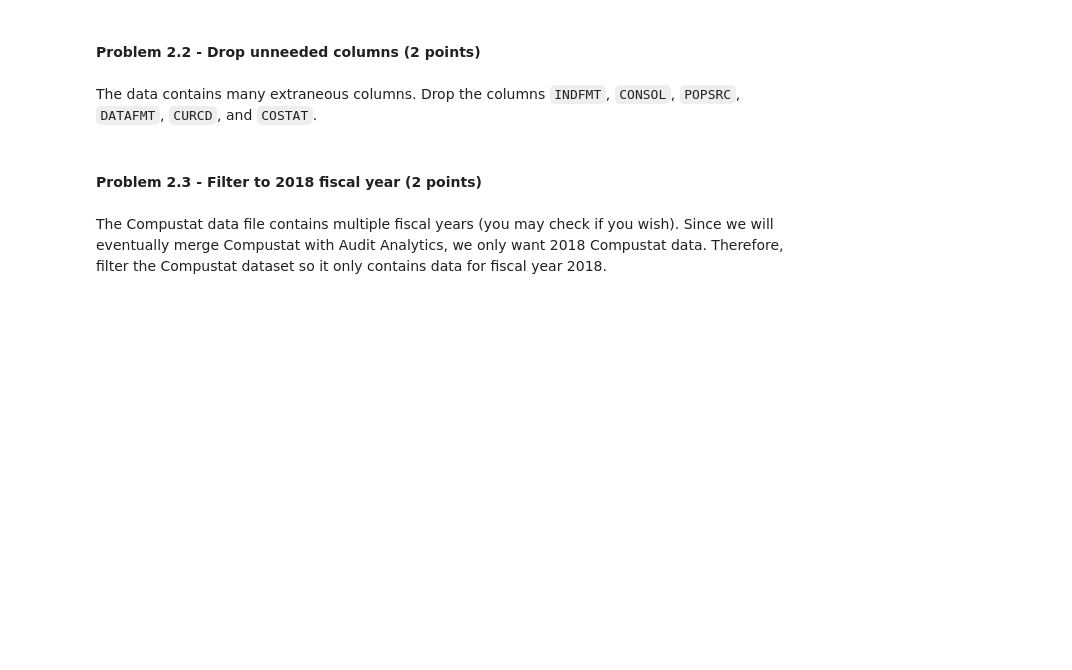
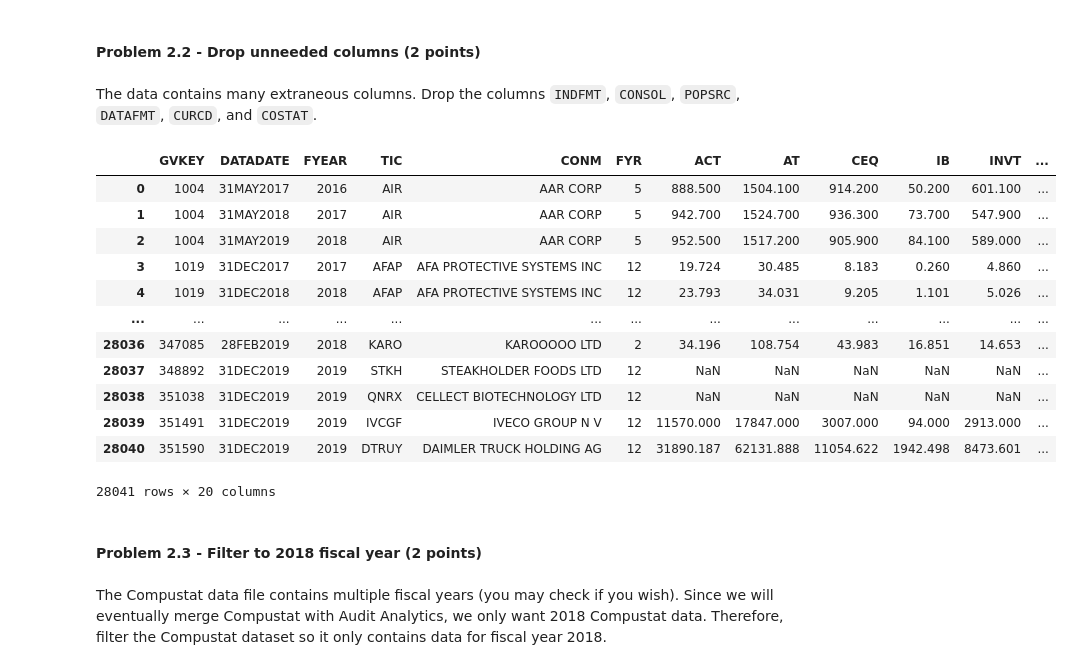
Before and after one commit to Constantine3/FinancialReportAnalysis, a Jupyter notebook: ACCY 570 Final Project (Fall 2022).ipynb, the cells around one changed output. Drawn from its saved outputs; the diff is of its cells as text; code cells hidden in the pictures; blank space fills up the shorter version.

```diff
--- a/ACCY 570 Final Project (Fall 2022).ipynb
+++ b/ACCY 570 Final Project (Fall 2022).ipynb
@@ -239,6 +397,22 @@ The Compustat database contains hundreds of columns and we downloaded only a sub
 The data contains many extraneous columns. Drop the columns `INDFMT`, `CONSOL`, `POPSRC`, `DATAFMT`, `CURCD`, and `COSTAT`.
 # %%
 # Enter your code in this cell
+compustat.drop(labels=["INDFMT", "CONSOL", "POPSRC", "DATAFMT", "CURCD", "COSTAT"], axis=1, inplace=True)
+compustat
+# %% [output]
+|  | GVKEY | DATADATE | FYEAR | TIC | CONM | FYR | ACT | AT | CEQ | IB | INVT | ... |
+| 0 | 1004 | 31MAY2017 | 2016 | AIR | AAR CORP | 5 | 888.500 | 1504.100 | 914.200 | 50.200 | 601.100 | ... |
+| 1 | 1004 | 31MAY2018 | 2017 | AIR | AAR CORP | 5 | 942.700 | 1524.700 | 936.300 | 73.700 | 547.900 | ... |
+| 2 | 1004 | 31MAY2019 | 2018 | AIR | AAR CORP | 5 | 952.500 | 1517.200 | 905.900 | 84.100 | 589.000 | ... |
+| 3 | 1019 | 31DEC2017 | 2017 | AFAP | AFA PROTECTIVE SYSTEMS INC | 12 | 19.724 | 30.485 | 8.183 | 0.260 | 4.860 | ... |
+| 4 | 1019 | 31DEC2018 | 2018 | AFAP | AFA PROTECTIVE SYSTEMS INC | 12 | 23.793 | 34.031 | 9.205 | 1.101 | 5.026 | ... |
+| ... | ... | ... | ... | ... | ... | ... | ... | ... | ... | ... | ... | ... |
+| 28036 | 347085 | 28FEB2019 | 2018 | KARO | KAROOOOO LTD | 2 | 34.196 | 108.754 | 43.983 | 16.851 | 14.653 | ... |
+| 28037 | 348892 | 31DEC2019 | 2019 | STKH | STEAKHOLDER FOODS LTD | 12 | NaN | NaN | NaN | NaN | NaN | ... |
+| 28038 | 351038 | 31DEC2019 | 2019 | QNRX | CELLECT BIOTECHNOLOGY LTD | 12 | NaN | NaN | NaN | NaN | NaN | ... |
+| 28039 | 351491 | 31DEC2019 | 2019 | IVCGF | IVECO GROUP N V | 12 | 11570.000 | 17847.000 | 3007.000 | 94.000 | 2913.000 | ... |
+| 28040 | 351590 | 31DEC2019 | 2019 | DTRUY | DAIMLER TRUCK HOLDING AG | 12 | 31890.187 | 62131.888 | 11054.622 | 1942.498 | 8473.601 | ... |
+28041 rows × 20 columns
 # %% [markdown]
 #### Problem 2.3 - Filter to 2018 fiscal year (2 points)
 # %% [markdown]
```
Also changed, not shown: parts of 40 cells of this notebook.
